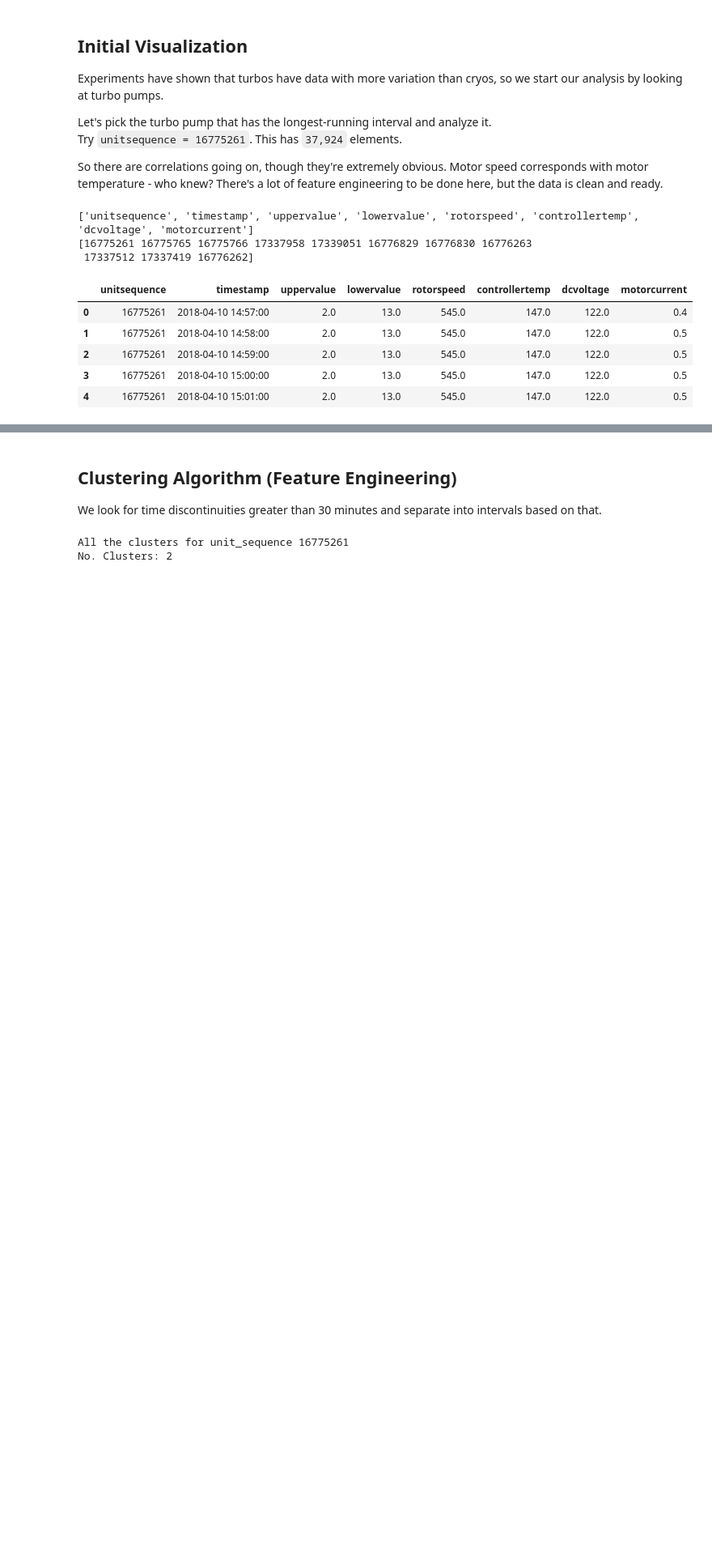
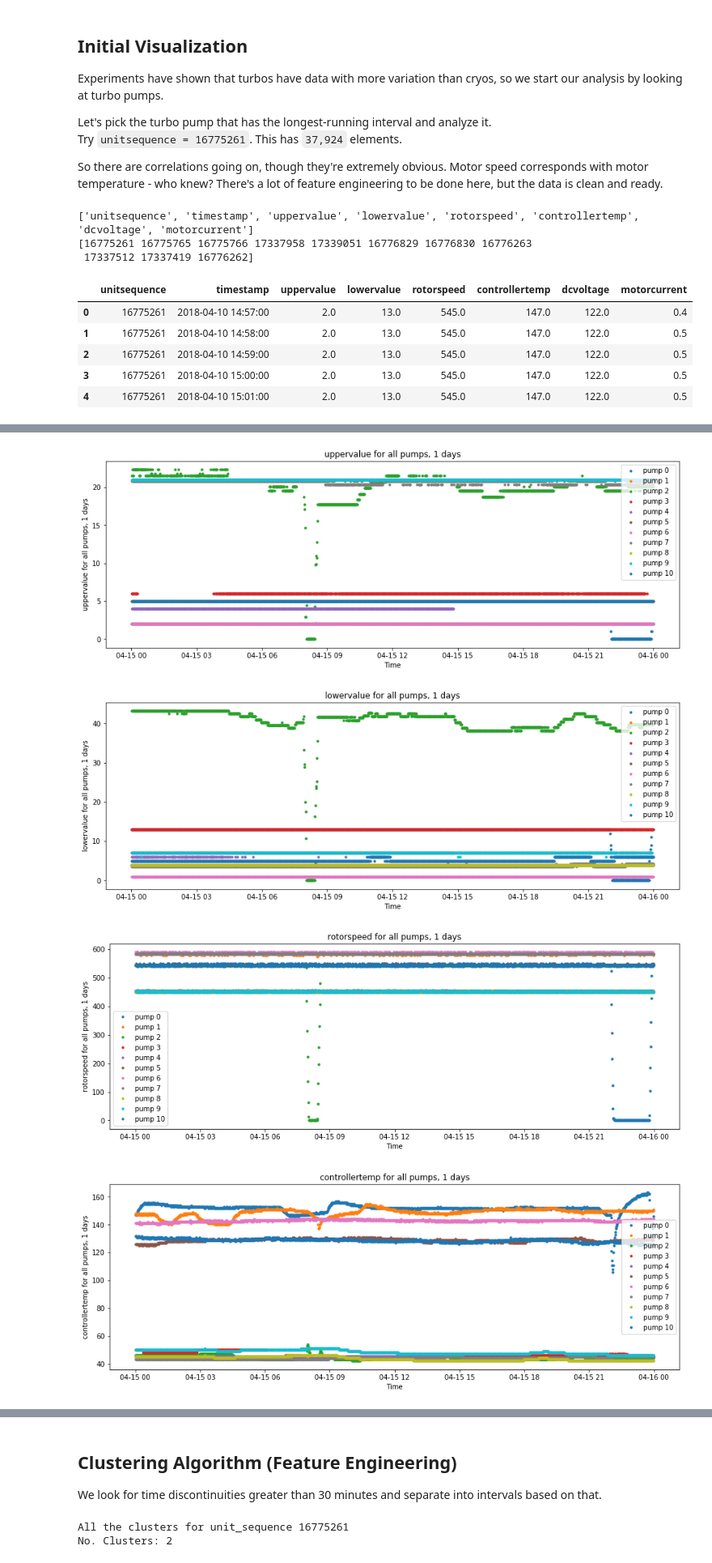
Before and after one commit to jarednielsen/cryopumps, a Jupyter notebook: feature-engineering.ipynb, the cells around one changed output, grey strips where cells are left out. Shown at 81% size. Drawn from its saved outputs; the diff is of its cells as text; code cells hidden in the pictures; blank space fills up the shorter version.

```diff
--- a/feature-engineering.ipynb
+++ b/feature-engineering.ipynb
@@ -188,0 +208,10 @@ for feature in ["uppervalue", "lowervalue", "rotorspeed", "controllertemp", "dcv
+# %%
+dt1_day = '2018-04-15 00:00:00'
+dt2_day = '2018-04-16 00:00:00'
+for feature in ["uppervalue", "lowervalue", "rotorspeed", "controllertemp", "dcvoltage", "motorcurrent"]:
+    plot_pumps(x_turbo, feature, "{} for all pumps, 1 days".format(feature), dt1_day, dt2_day)
+# %% [output]
+[figure, added]
+[figure, added]
+[figure, added]
+[figure, added]
```
Also changed, not shown: parts of 17 cells of this notebook, 6 other files.
